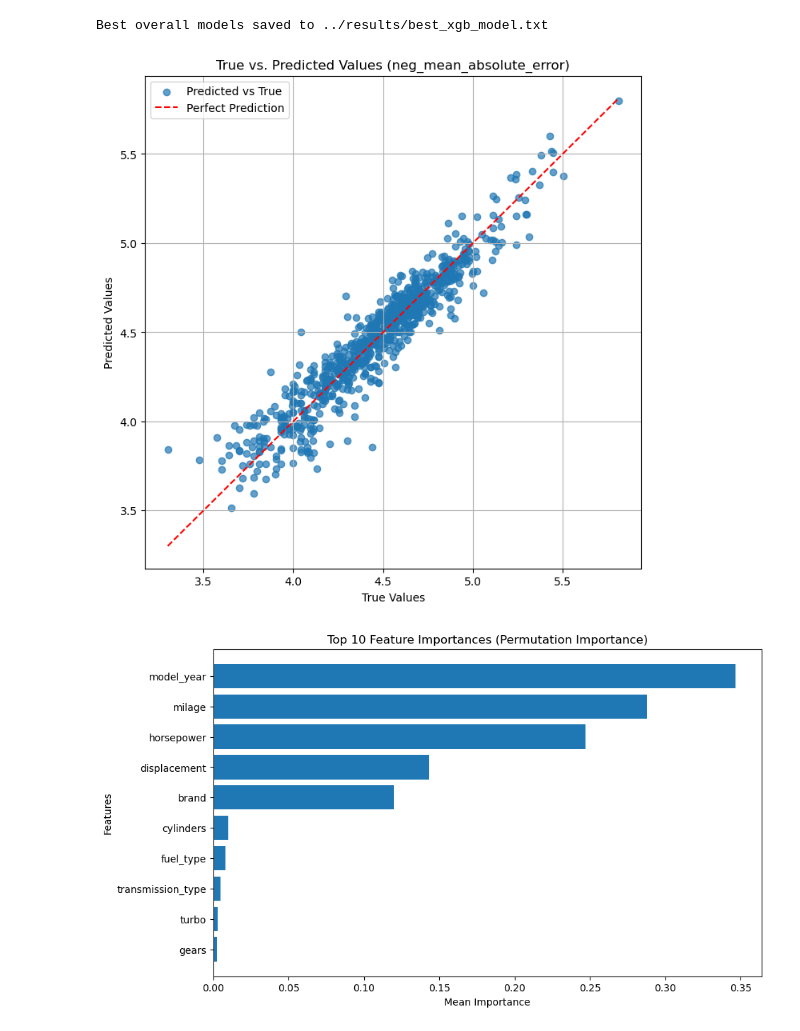
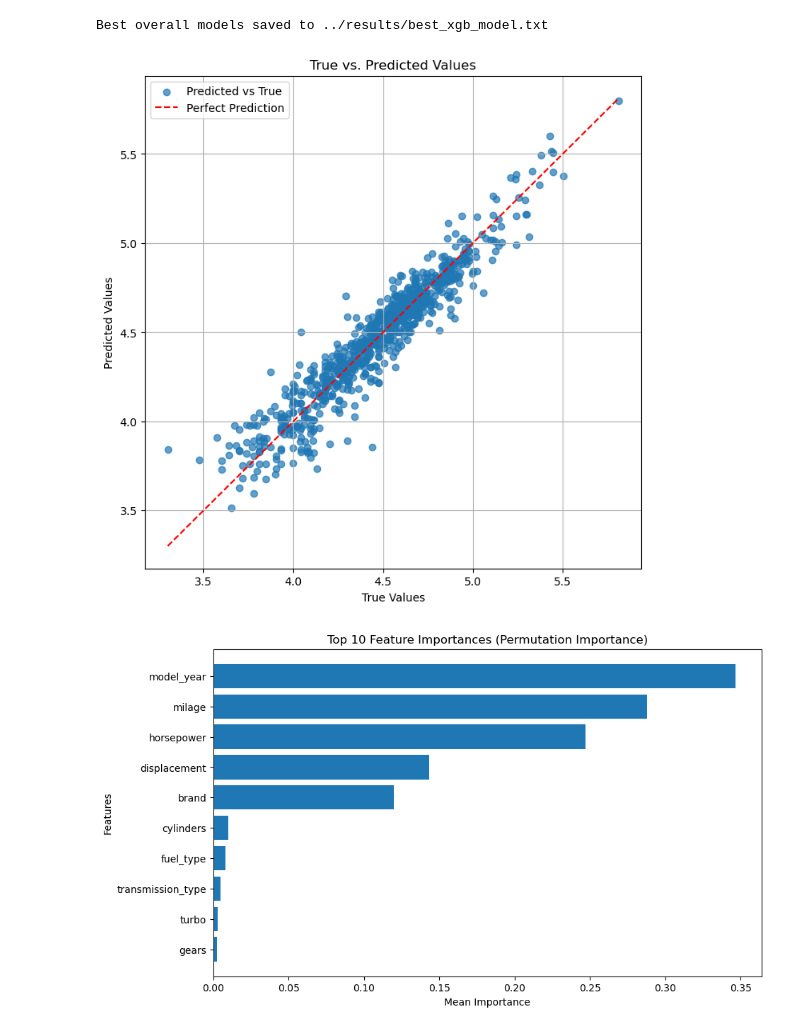
Before and after one commit to lshiyu4210/used_car_price_prediction, a Jupyter notebook: src/ML_pipeline.ipynb, the cells around one changed output. Drawn from its saved outputs; the diff is of its cells as text; code cells hidden in the pictures.

```diff
--- a/src/ML_pipeline.ipynb
+++ b/src/ML_pipeline.ipynb
@@ -721,6 +854,12 @@ def XGBPipeline(X, y, preprocessor, param_grid, scoring):
 
     return best_models, test_scores
 # %%
+scorings = {
+    'neg_mean_absolute_error': 'MAE',
+    'neg_root_mean_squared_error': 'RMSE',
+    'r2': 'R2'
+}
+
 # Dictionary to store the best overall models for each scoring metric
 best_xgb_model = {s: {'model': None, 'score': float('inf') if 'neg' in s else float('-inf'), 'random_state': None} for s in scorings}
 
@@ -792,32 +931,32 @@ Best overall models saved to ../results/best_xgb_model.txt
 # %%
 import matplotlib.pyplot as plt
 import numpy as np
 
 # Example: Generate scatter plot for the best model using a specific metric
 metric = 'neg_mean_absolute_error'  # Replace with the desired metric
 best_model_info = best_xgb_model[metric]
 
 # Use the corresponding random state to recreate the test set split
 random_state = best_model_info['random_state']
 X_other, X_test, y_other, y_test = train_test_split(X, y, test_size=0.2, random_state=random_state)
 
 # Predict using the best model
 best_model = best_model_info['model']
 y_test_pred = best_model.predict(X_test)
 
 # Scatter plot of true vs. predicted values
 plt.figure(figsize=(8, 8))
 plt.scatter(y_test, y_test_pred, alpha=0.7, label='Predicted vs True')
 plt.plot([min(y_test), max(y_test)], [min(y_test), max(y_test)], 'r--', label='Perfect Prediction')
 plt.xlabel('True Values')
 plt.ylabel('Predicted Values')
-plt.title(f'True vs. Predicted Values ({metric})')
+plt.title(f'True vs. Predicted Values')
 plt.legend()
 plt.grid(True)
 plt.savefig('../figures/y_pred_scatter.png', format='png', dpi=300, bbox_inches='tight')
 plt.show()
 # %% [output]
-[figure, old version]
+[figure, new version]
 # %%
 from sklearn.inspection import permutation_importance
 
```
Also changed, not shown: parts of 2 cells of this notebook, 5 other files.
